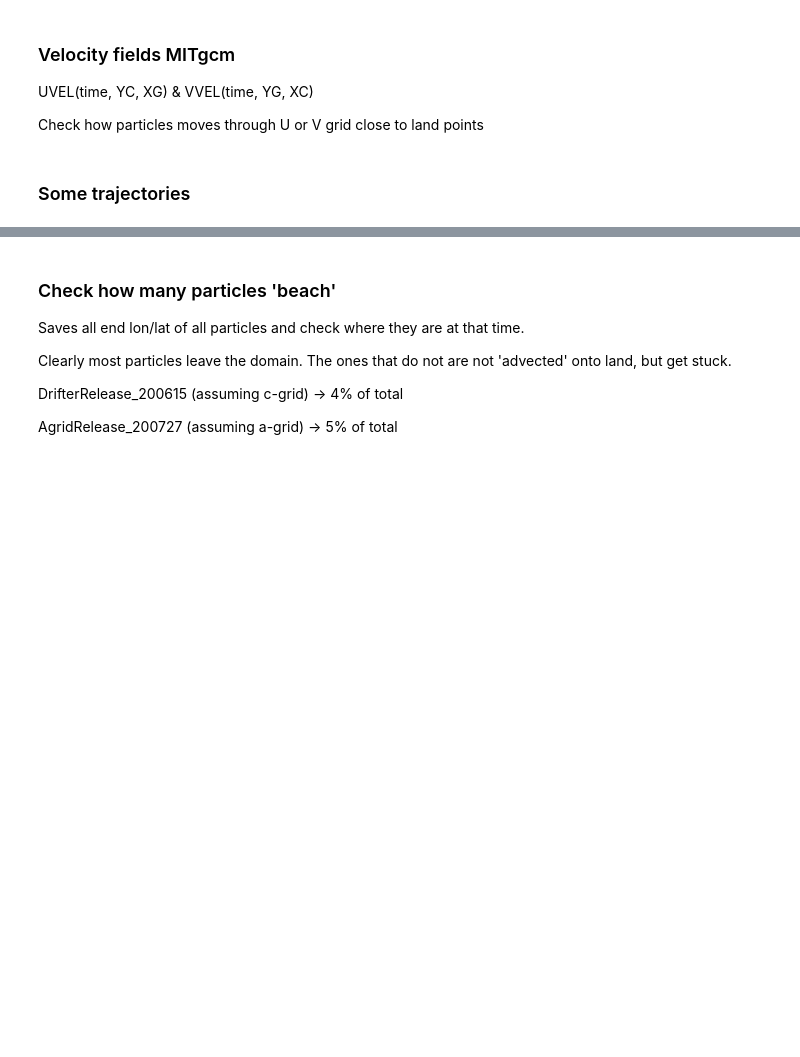
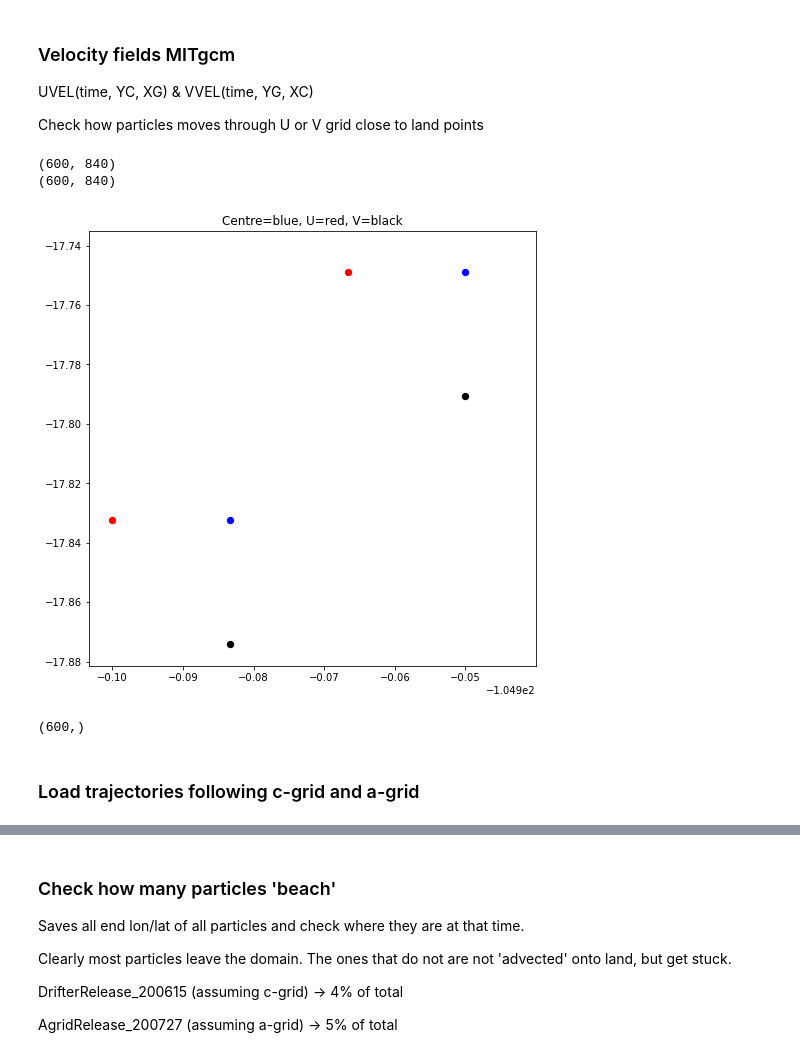
Before and after one commit to SLYpma/GalapagosAnalysis, a Jupyter notebook: documentation/20.07_InterpolationMethods/cgrid_beaching.ipynb, the cells around one changed output, grey strips where cells are left out. Drawn from its saved outputs; the diff is of its cells as text; code cells hidden in the pictures; blank space fills up the shorter version.

```diff
--- a/documentation/20.07_InterpolationMethods/cgrid_beaching.ipynb
+++ b/documentation/20.07_InterpolationMethods/cgrid_beaching.ipynb
@@ -23,22 +25,49 @@ Check how particles moves through U or V grid close to land points
 # %%
 Ufiles = '../../input/modelfields/MITgcm4km/RGEMS_2008_Surf.nc'
 Xfiles = '../../input/modelfields/MITgcm4km/RGEMS3_Surf_grid.nc'
 
 date = 200
 
 dfile = Dataset(Ufiles)
 Uvel = dfile.variables['UVEL'][date,:,:]
 Vvel = dfile.variables['VVEL'][date,:,:]
 dfile = Dataset(Xfiles)
 bathy = dfile.variables['maskC'][0,:,:]
 XG = dfile.variables['XG'][:]
 YG = dfile.variables['YG'][:]
 XC = dfile.variables['XC'][:]
 YC = dfile.variables['YC'][:]
 
 Uvel[Uvel==0]=nan
 Vvel[Vvel==0]=nan
+
+fig, ax = plt.subplots(1,1,figsize=figsize)
+
+
+Clon = XC[0:2]
+Clat = YC[0:2]
+Ulon = XG[0:2]
+Ulat = YC[0:2]
+Vlon = XC[0:2]
+Vlat = YG[0:2]
+ax.scatter(Clon,Clat,s=40,c='b')
+ax.scatter(Ulon,Ulat,s=40,c='r')
+ax.scatter(Vlon,Vlat,s=40,c='k')
+ax.set_title('Centre=blue, U=red, V=black')
+#ax.set_xlim(map_extent[0:2])
+#ax.set_ylim(map_extent[2:4])
+
+print(Uvel.shape)
+print(Vvel.shape)
+# %% [output]
+(600, 840)
+(600, 840)
+[figure, added]
-# %% [markdown]
-### Some trajectories
+# %%
+print(YC.shape)
+# %% [output]
+(600,)
+# %% [markdown]
+### Load trajectories following c-grid and a-grid
 # %%
 namefile = '../../input/particles/DrifterRelease_200615.nc'
```
Also changed, not shown: parts of 6 cells of this notebook.
